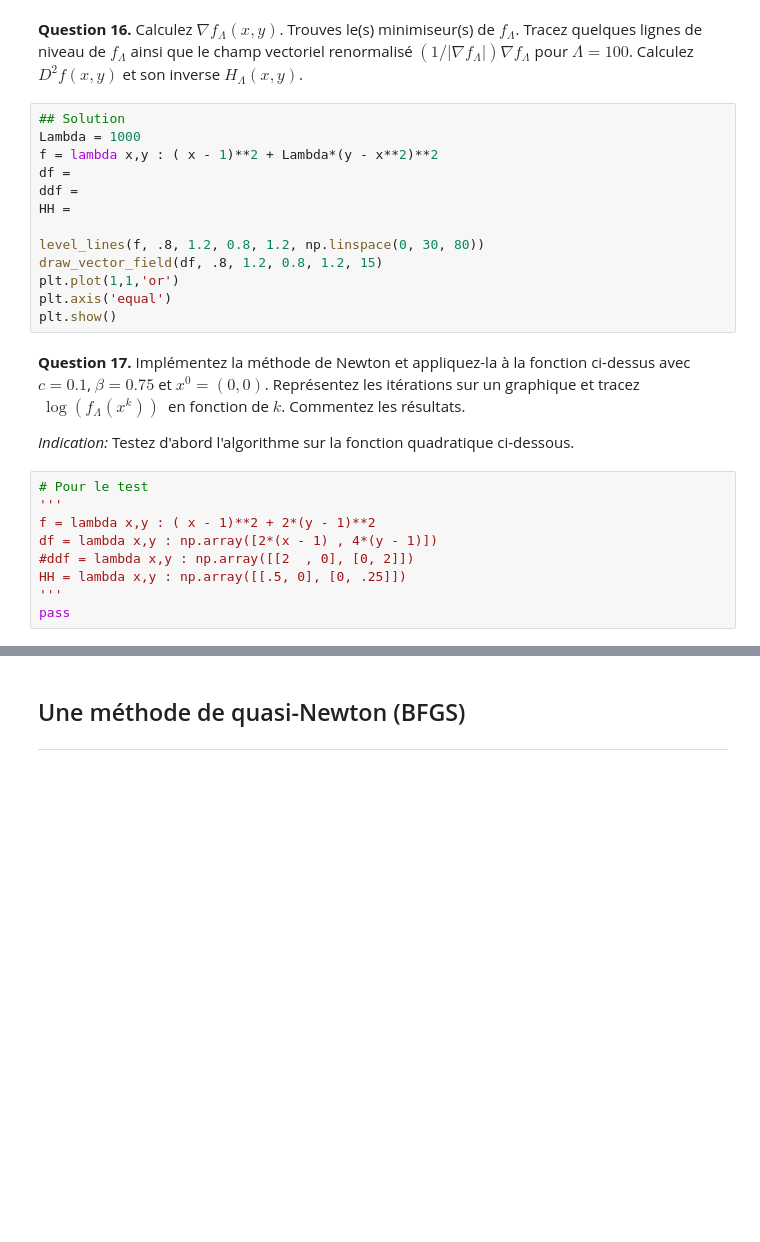
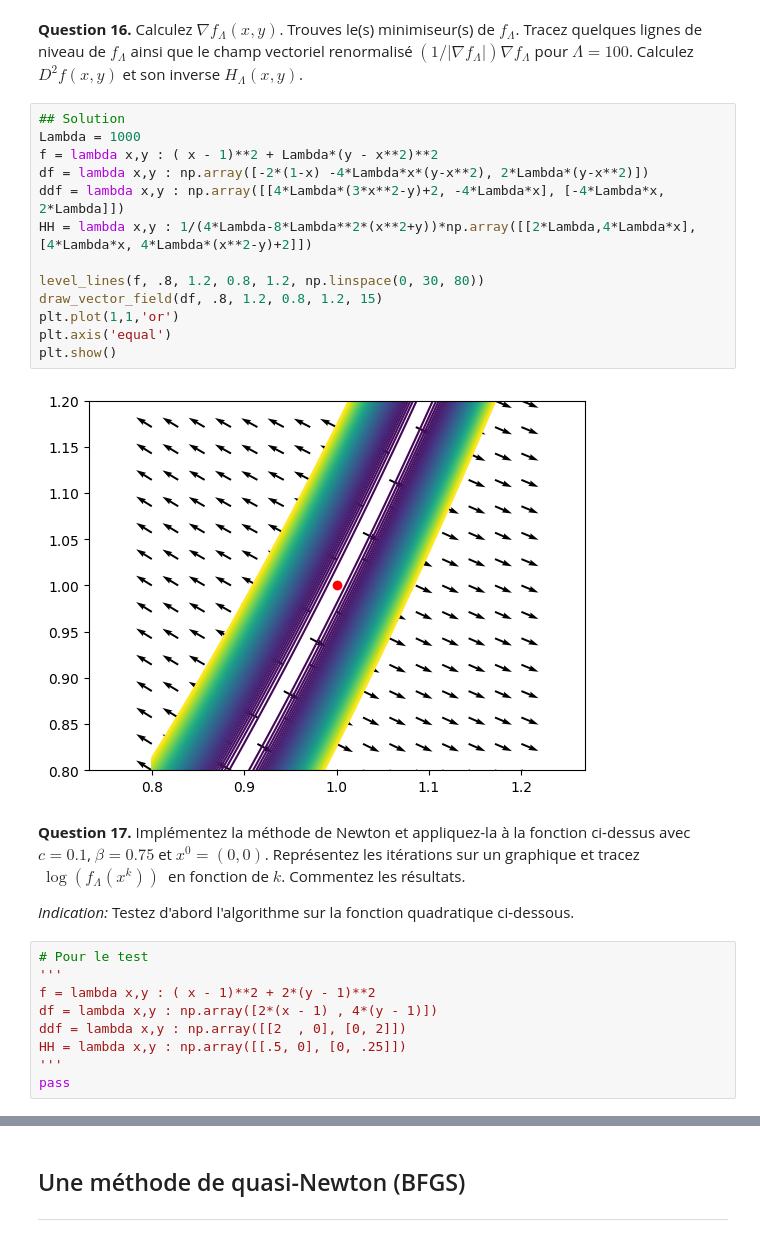
Before and after one commit to jeremdesno/python_sdia, a Jupyter notebook: TP2_Newton.ipynb, the cells around one changed output, grey strips where cells are left out. Cells and saved outputs as stored; diff of their text form; blank space fills up the shorter version.

```diff
--- a/TP2_Newton.ipynb
+++ b/TP2_Newton.ipynb
@@ -89,16 +90,18 @@ __Question 16.__ Calculez $\nabla f_\Lambda(x,y)$. Trouves le(s) minimiseur(s) d
 # %%
 ## Solution
 Lambda = 1000
 f = lambda x,y : ( x - 1)**2 + Lambda*(y - x**2)**2
-df =
-ddf =
-HH =
+df = lambda x,y : np.array([-2*(1-x) -4*Lambda*x*(y-x**2), 2*Lambda*(y-x**2)])
+ddf = lambda x,y : np.array([[4*Lambda*(3*x**2-y)+2, -4*Lambda*x], [-4*Lambda*x, 2*Lambda]])
+HH = lambda x,y : 1/(4*Lambda-8*Lambda**2*(x**2+y))*np.array([[2*Lambda,4*Lambda*x],[4*Lambda*x, 4*Lambda*(x**2-y)+2]])
 
 level_lines(f, .8, 1.2, 0.8, 1.2, np.linspace(0, 30, 80))
 draw_vector_field(df, .8, 1.2, 0.8, 1.2, 15)
 plt.plot(1,1,'or')
 plt.axis('equal')
 plt.show()
+# %% [output]
+[figure, added]
 # %% [markdown]
 __Question 17.__ Implémentez la méthode de Newton et appliquez-la à la fonction ci-dessus avec $c=0.1$, $\beta=0.75$ et $x^0=(0,0)$. Représentez les itérations sur un graphique et tracez $\ \log(f_\Lambda(x^k))\ $ en fonction de $k$. Commentez les résultats.
 
@@ -108,7 +111,7 @@ _Indication:_ Testez d'abord l'algorithme sur la fonction quadratique ci-dessous
 '''
 f = lambda x,y : ( x - 1)**2 + 2*(y - 1)**2
 df = lambda x,y : np.array([2*(x - 1) , 4*(y - 1)])
-#ddf = lambda x,y : np.array([[2  , 0], [0, 2]])
+ddf = lambda x,y : np.array([[2  , 0], [0, 2]])
 HH = lambda x,y : np.array([[.5, 0], [0, .25]])
 '''
 pass
```
Also changed, not shown: parts of 8 cells of this notebook.
